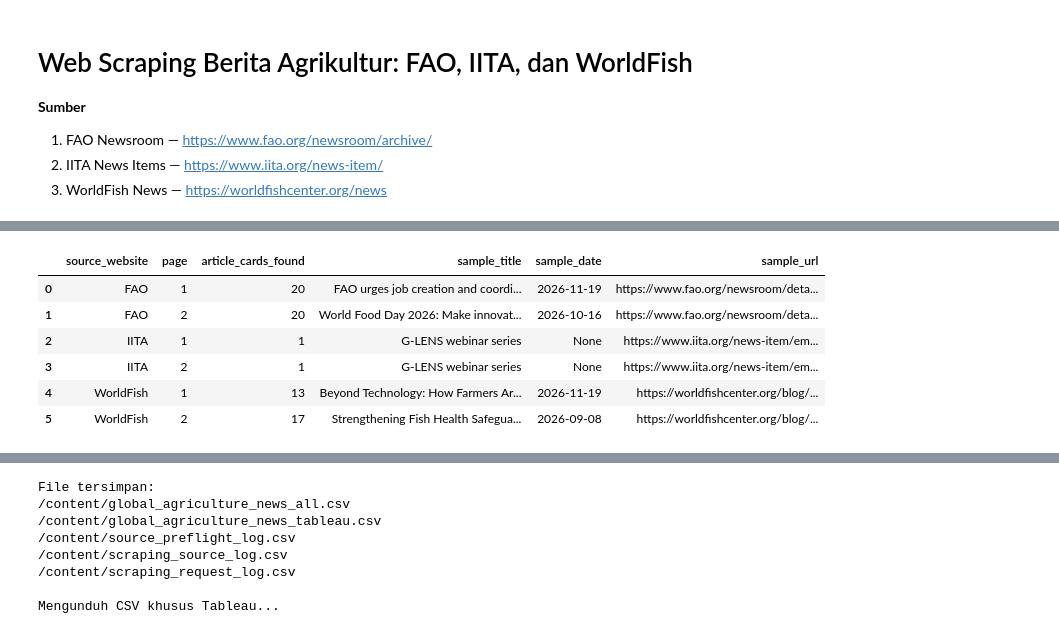
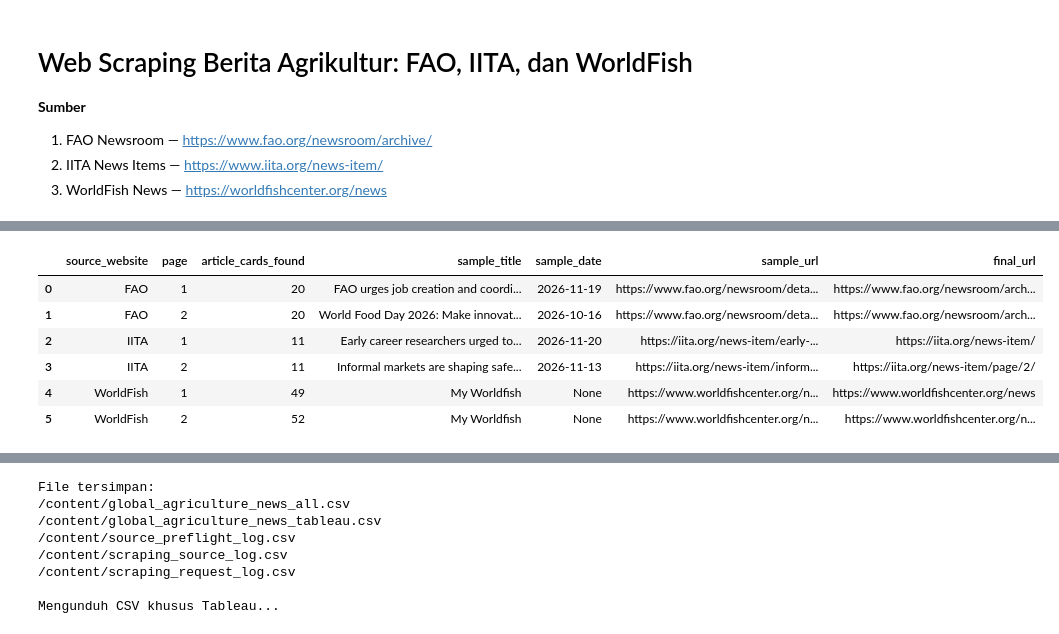
Before and after one commit to Risqullah/BIGDATA_5, a Jupyter notebook: Web_Scraping_BD5.ipynb, the cells around one changed output, grey strips where cells are left out. Cells and saved outputs as stored; diff of their text form; code cells hidden in the pictures.

```diff
--- a/Web_Scraping_BD5.ipynb
+++ b/Web_Scraping_BD5.ipynb
@@ -377,45 +819,89 @@ Parser arsip siap.
 # %%
-# Uji parser pada halaman pertama dan kedua untuk semua sumber READY.
-# Tinjau judul/tanggal contoh sebelum menjalankan pengumpulan massal.
+parser_test_rows = []
 
-parser_test_rows = []
+parser_test_url_sets = {}
+
 for source_name in ready_sources:
+
     for page_number in (1, 2):
-        test_url = build_page_url(source_name, page_number)
+
+        test_url = build_page_url(
+            source_name,
+            page_number
+        )
+
         try:
-            html = polite_get(source_name, test_url)
-            rows, soup = parse_listing_page(html, source_name, test_url)
+            html = polite_get(
+                source_name,
+                test_url
+            )
+
+            final_url = request_log[-1]["final_url"]
+
+            rows, soup = parse_listing_page(
+                html,
+                source_name,
+                final_url
+            )
+
+            article_urls = {
+                row["article_url"]
+                for row in rows
+            }
+
+            parser_test_url_sets[
+                (source_name, page_number)
+            ] = article_urls
+
             parser_test_rows.append({
                 "source_website": source_name,
                 "page": page_number,
                 "article_cards_found": len(rows),
-                "sample_title": rows[0]["title"] if rows else "",
-                "sample_date": rows[0]["published_date"] if rows else "",
-                "sample_url": rows[0]["article_url"] if rows else "",
+                "sample_title": (
+                    rows[0]["title"]
+                    if rows else ""
+                ),
+                "sample_date": (
+                    rows[0]["published_date"]
+                    if rows else ""
+                ),
+                "sample_url": (
+                    rows[0]["article_url"]
+                    if rows else ""
+                ),
+                "final_url": final_url,
             })
+
         except Exception as exc:
+
+            parser_test_url_sets[
+                (source_name, page_number)
+            ] = set()
+
             parser_test_rows.append({
                 "source_website": source_name,
                 "page": page_number,
                 "article_cards_found": 0,
                 "sample_title": "",
                 "sample_date": "",
                 "sample_url": "",
+                "final_url": "",
                 "error": str(exc),
             })
 
-parser_test_df = pd.DataFrame(parser_test_rows)
+
+parser_test_df = pd.DataFrame(
+    parser_test_rows
+)
+
 display(parser_test_df)
 
-if parser_test_df.empty or (parser_test_df["article_cards_found"] == 0).all():
-    print("PERHATIAN: parser belum menemukan kartu artikel pada halaman uji. Jangan scraping massal sebelum selector diperiksa.")
-else:
-    print("Uji parser selesai. Pastikan judul dan tanggal contoh sudah masuk akal.")
+print("\nUji parser selesai.")
 # %% [output]
-|  | source_website | page | article_cards_found | sample_title | sample_date | sample_url |
-| 0 | FAO | 1 | 20 | FAO urges job creation and coordi... | 2026-11-19 | https://www.fao.org/newsroom/deta... |
-| 1 | FAO | 2 | 20 | World Food Day 2026: Make innovat... | 2026-10-16 | https://www.fao.org/newsroom/deta... |
-| 2 | IITA | 1 | 1 | G-LENS webinar series | None | https://www.iita.org/news-item/em... |
-| 3 | IITA | 2 | 1 | G-LENS webinar series | None | https://www.iita.org/news-item/em... |
-| 4 | WorldFish | 1 | 13 | Beyond Technology: How Farmers Ar... | 2026-11-19 | https://worldfishcenter.org/blog/... |
-| 5 | WorldFish | 2 | 17 | Strengthening Fish Health Safegua... | 2026-09-08 | https://worldfishcenter.org/blog/... |
+|  | source_website | page | article_cards_found | sample_title | sample_date | sample_url | final_url |
+| 0 | FAO | 1 | 20 | FAO urges job creation and coordi... | 2026-11-19 | https://www.fao.org/newsroom/deta... | https://www.fao.org/newsroom/arch... |
+| 1 | FAO | 2 | 20 | World Food Day 2026: Make innovat... | 2026-10-16 | https://www.fao.org/newsroom/deta... | https://www.fao.org/newsroom/arch... |
+| 2 | IITA | 1 | 11 | Early career researchers urged to... | 2026-11-20 | https://iita.org/news-item/early-... | https://iita.org/news-item/ |
+| 3 | IITA | 2 | 11 | Informal markets are shaping safe... | 2026-11-13 | https://iita.org/news-item/inform... | https://iita.org/news-item/page/2/ |
+| 4 | WorldFish | 1 | 49 | My Worldfish | None | https://www.worldfishcenter.org/n... | https://www.worldfishcenter.org/news |
+| 5 | WorldFish | 2 | 52 | My Worldfish | None | https://www.worldfishcenter.org/n... | https://www.worldfishcenter.org/n... |
```
Also changed, not shown: parts of 11 cells of this notebook.
